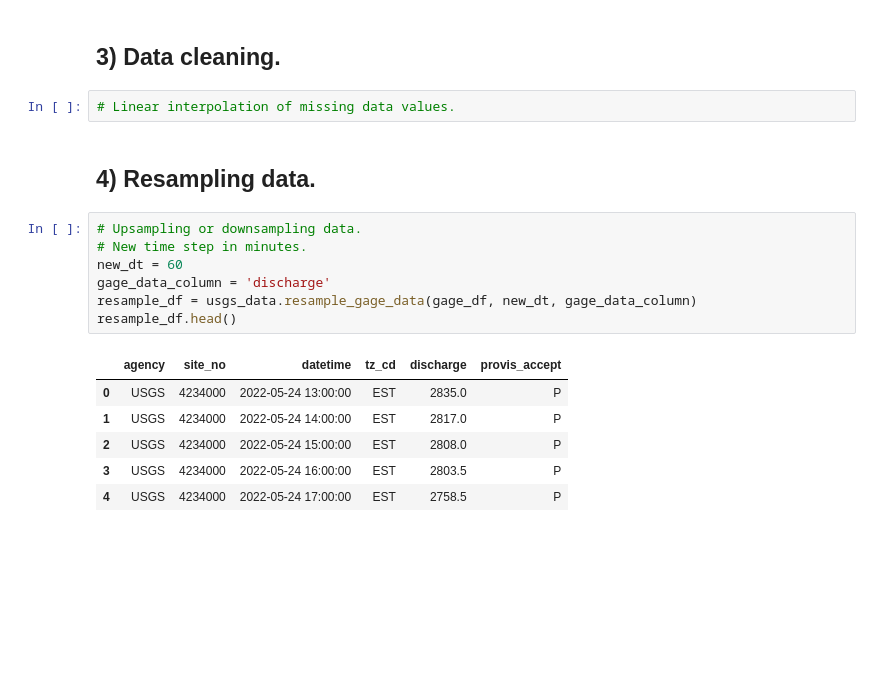
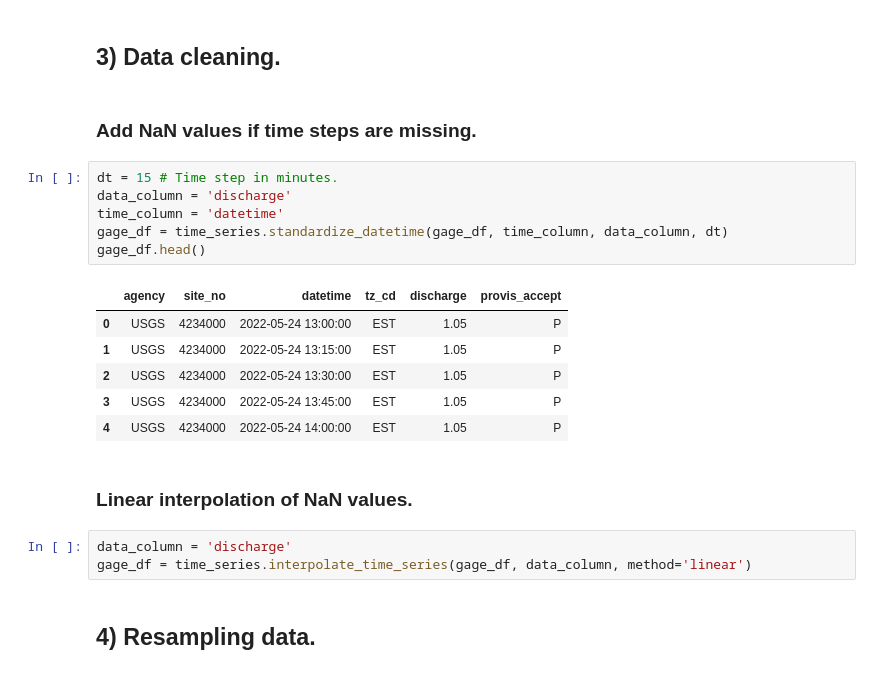
Before and after one commit to alex-l-young/pydrology, a Jupyter notebook: Examples/usgs_data_request.ipynb, the cells around one changed output. Saved outputs shown, nothing was run; the diff lists cells and outputs as text; blank space fills up the shorter version.

```diff
--- a/Examples/usgs_data_request.ipynb
+++ b/Examples/usgs_data_request.ipynb
@@ -68,21 +69,25 @@ plotting.plot_data_timeseries(gage_df, data_column_name, time_column_name, missi
 [figure]
 # %% [markdown]
 ## 3) Data cleaning.
-# %%
-# Linear interpolation of missing data values.
+# %% [markdown]
+### Add NaN values if time steps are missing.
+# %%
+dt = 15 # Time step in minutes.
+data_column = 'discharge'
+time_column = 'datetime'
+gage_df = time_series.standardize_datetime(gage_df, time_column, data_column, dt)
+gage_df.head()
+# %% [output]
+|  | agency | site_no | datetime | tz_cd | discharge | provis_accept |
+| 0 | USGS | 4234000 | 2022-05-24 13:00:00 | EST | 1.05 | P |
+| 1 | USGS | 4234000 | 2022-05-24 13:15:00 | EST | 1.05 | P |
+| 2 | USGS | 4234000 | 2022-05-24 13:30:00 | EST | 1.05 | P |
+| 3 | USGS | 4234000 | 2022-05-24 13:45:00 | EST | 1.05 | P |
+| 4 | USGS | 4234000 | 2022-05-24 14:00:00 | EST | 1.05 | P |
+# %% [markdown]
+### Linear interpolation of NaN values.
+# %%
+data_column = 'discharge'
+gage_df = time_series.interpolate_time_series(gage_df, data_column, method='linear')
 # %% [markdown]
 ## 4) Resampling data.
-# %%
-# Upsampling or downsampling data.
-# New time step in minutes.
-new_dt = 60
-gage_data_column = 'discharge'
-resample_df = usgs_data.resample_gage_data(gage_df, new_dt, gage_data_column)
-resample_df.head()
-# %% [output]
-|  | agency | site_no | datetime | tz_cd | discharge | provis_accept |
-| 0 | USGS | 4234000 | 2022-05-24 13:00:00 | EST | 2835.0 | P |
-| 1 | USGS | 4234000 | 2022-05-24 14:00:00 | EST | 2817.0 | P |
-| 2 | USGS | 4234000 | 2022-05-24 15:00:00 | EST | 2808.0 | P |
-| 3 | USGS | 4234000 | 2022-05-24 16:00:00 | EST | 2803.5 | P |
-| 4 | USGS | 4234000 | 2022-05-24 17:00:00 | EST | 2758.5 | P |
```
Also changed, not shown: parts of 6 cells of this notebook.
